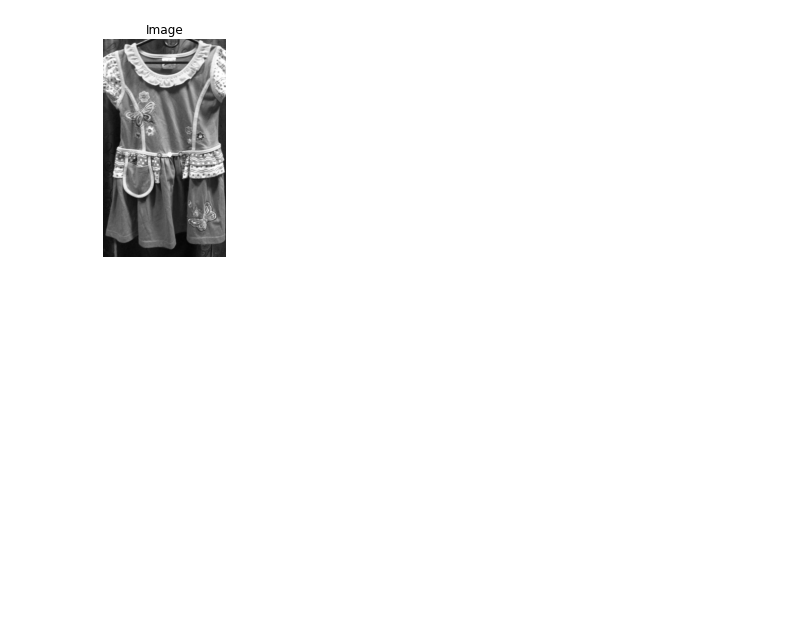
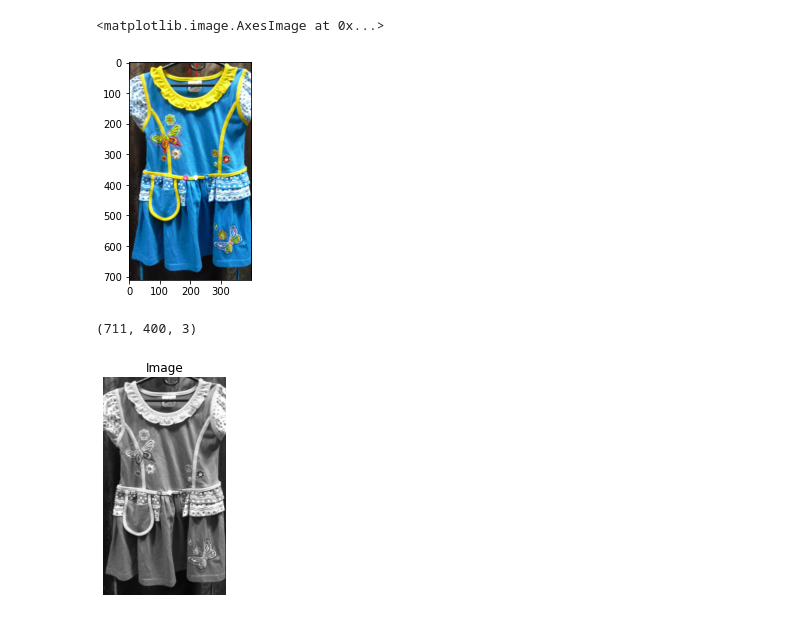
Before and after one commit to spolovynko/Challenge-Belgian-Floods, a Jupyter notebook: TF Project.ipynb, the cells around one changed output. Saved outputs shown, nothing was run; the diff lists cells and outputs as text; code cells hidden in the pictures; blank space fills up the shorter version.

```diff
--- a/TF Project.ipynb
+++ b/TF Project.ipynb
@@ -25,4 +25,13 @@ def show_image(image, title="Image",cmap_type="gray"):
 img = "0a3e62e3-fac5-4648-9da2-f6bc4074ee31.jpg"
 # %%
 img = plt.imread(img)
+# %%
+plt.imshow(img)
+# %% [output]
+<matplotlib.image.AxesImage at 0x...>
+[figure, added]
+# %%
+img.shape
+# %% [output]
+(711, 400, 3)
 # %%
```
Also changed, not shown: parts of 28 cells of this notebook, 3 other files.
